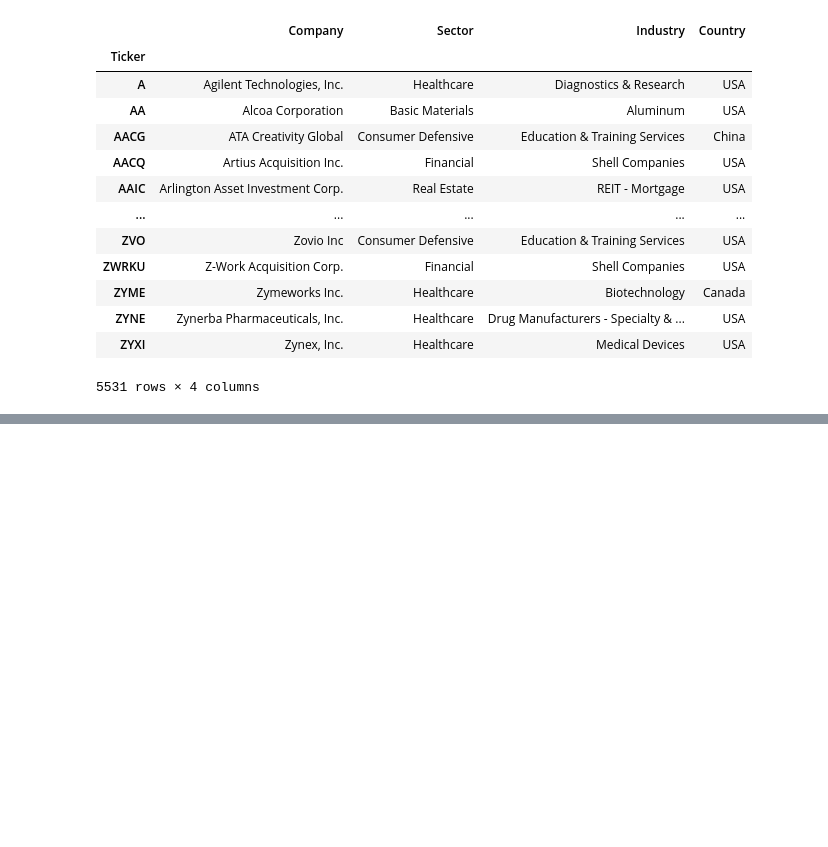
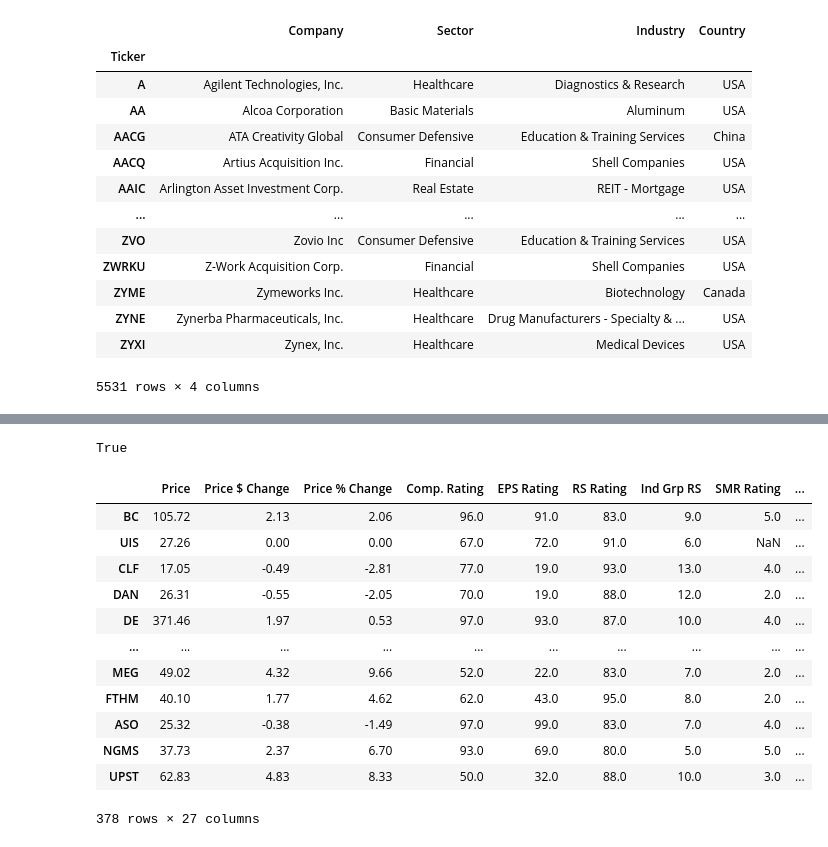
Before and after one commit to chan1123/Full_Trend_Template, a Jupyter notebook: Testing.ipynb, the cells around one changed output, grey strips where cells are left out. Cells and saved outputs as stored; diff of their text form; code cells hidden in the pictures; blank space fills up the shorter version.

```diff
--- a/Testing.ipynb
+++ b/Testing.ipynb
@@ -120,3 +156,24 @@ finviz_chart_url = 'https://finviz.com/screener.ashx?v=211&t='
+# %%
+df2.index.tolist()[-1] == df2.index.tolist()[-1]
+# %% [output]
+True
+# %%
+df_conclusion = pd.concat([df_ibd, df_tt, filtered], join='inner', axis=1, )
+df_conclusion
+# %% [output]
+|  | Price | Price $ Change | Price % Change | Comp. Rating | EPS Rating | RS Rating | Ind Grp RS | SMR Rating | ... |
+| BC | 105.72 | 2.13 | 2.06 | 96.0 | 91.0 | 83.0 | 9.0 | 5.0 | ... |
+| UIS | 27.26 | 0.00 | 0.00 | 67.0 | 72.0 | 91.0 | 6.0 | NaN | ... |
+| CLF | 17.05 | -0.49 | -2.81 | 77.0 | 19.0 | 93.0 | 13.0 | 4.0 | ... |
+| DAN | 26.31 | -0.55 | -2.05 | 70.0 | 19.0 | 88.0 | 12.0 | 2.0 | ... |
+| DE | 371.46 | 1.97 | 0.53 | 97.0 | 93.0 | 87.0 | 10.0 | 4.0 | ... |
+| ... | ... | ... | ... | ... | ... | ... | ... | ... | ... |
+| MEG | 49.02 | 4.32 | 9.66 | 52.0 | 22.0 | 83.0 | 7.0 | 2.0 | ... |
+| FTHM | 40.10 | 1.77 | 4.62 | 62.0 | 43.0 | 95.0 | 8.0 | 2.0 | ... |
+| ASO | 25.32 | -0.38 | -1.49 | 97.0 | 99.0 | 83.0 | 7.0 | 4.0 | ... |
+| NGMS | 37.73 | 2.37 | 6.70 | 93.0 | 69.0 | 80.0 | 5.0 | 5.0 | ... |
+| UPST | 62.83 | 4.83 | 8.33 | 50.0 | 32.0 | 88.0 | 10.0 | 3.0 | ... |
+378 rows × 27 columns
 # %%
 trend_template_str = ','.join(trend_template_list)
 # %%
```
Also changed, not shown: parts of 14 cells of this notebook, 11 other files.
